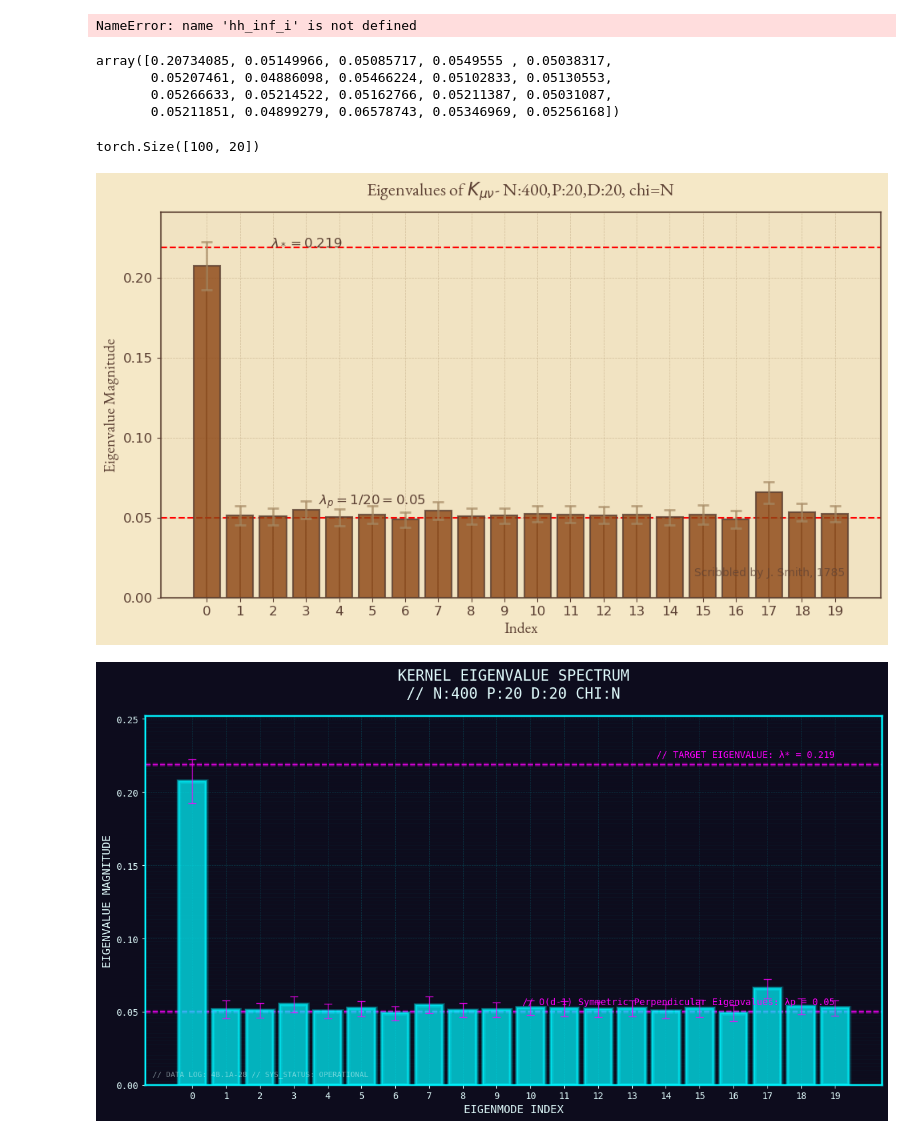
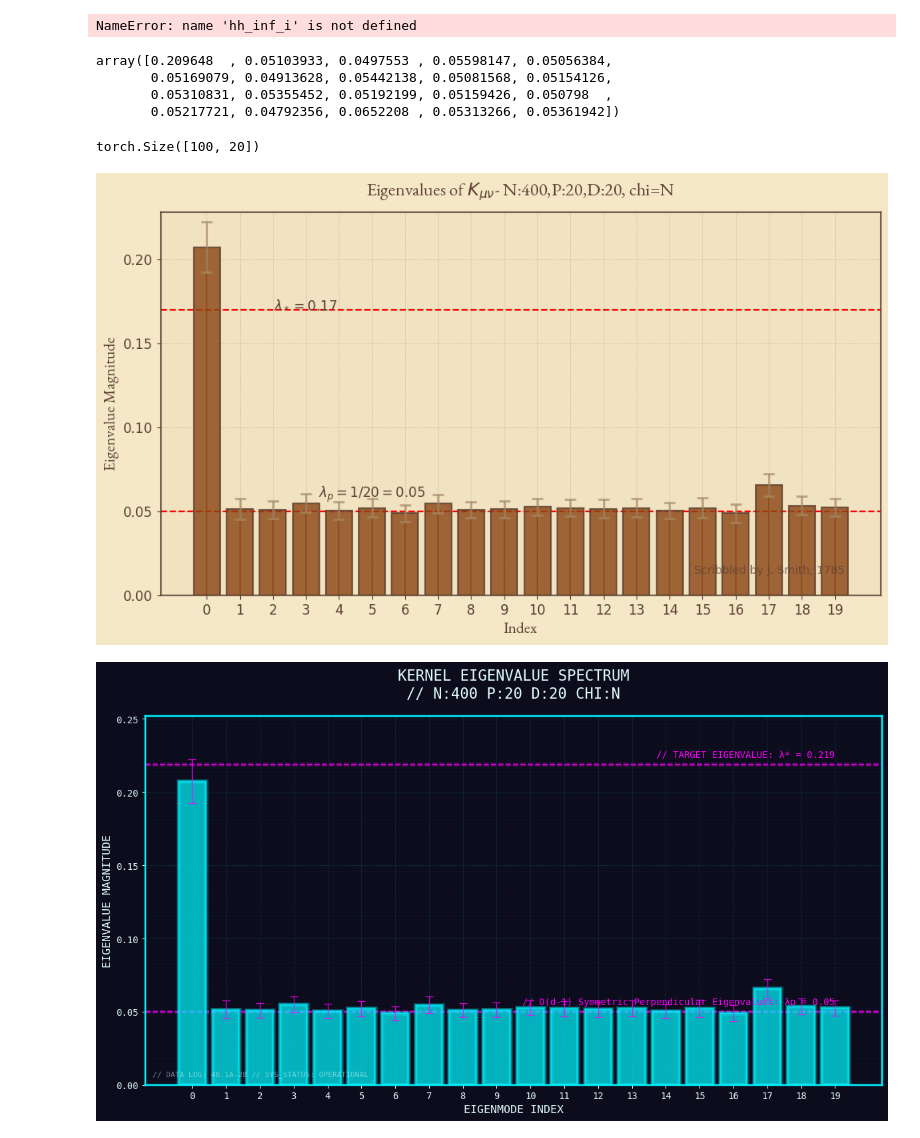
Before and after one commit to theideasmith/FCNX-Ensembling, a Jupyter notebook: legacy/scripts/N400 P20 D20 Analysis.ipynb, the cells around one changed output. Drawn from its saved outputs; the diff is of its cells as text; code cells hidden in the pictures.

```diff
--- a/legacy/scripts/N400 P20 D20 Analysis.ipynb
+++ b/legacy/scripts/N400 P20 D20 Analysis.ipynb
@@ -438,5 +438,5 @@ torch.Size([4000, 50, 400])
 # %%
-P_inf = 4_000
+P_inf = 3_000
 N = 400
 d = 20
 q = ens
@@ -473,10 +473,10 @@ lsT = Ls/norm
 lsT = lsT.detach().cpu().numpy()
 lsT
 # %% [output]
-array([0.20734085, 0.05149966, 0.05085717, 0.0549555 , 0.05038317,
-       0.05207461, 0.04886098, 0.05466224, 0.05102833, 0.05130553,
-       0.05266633, 0.05214522, 0.05162766, 0.05211387, 0.05031087,
-       0.05211851, 0.04899279, 0.06578743, 0.05346969, 0.05256168])
+array([0.209648  , 0.05103933, 0.0497553 , 0.05598147, 0.05056384,
+       0.05169079, 0.04913628, 0.05442138, 0.05081568, 0.05154126,
+       0.05310831, 0.05355452, 0.05192199, 0.05159426, 0.050798  ,
+       0.05217721, 0.04792356, 0.0652208 , 0.05313266, 0.05361942])
 # %%
 stds = std_ls.detach().numpy()
 lsT_i.shape
@@ -532,39 +532,39 @@ else:
 # Add grid with a faint, irregular pencil look
 ax.grid(True, linestyle='--', linewidth=0.5, color='#a68a64', alpha=0.4, zorder=1)
 
-ltarg = 0.219
+ltarg = 0.17
 Ymax = max(lsT_arr.tolist()+[ltarg])*1.1
 
 # Set axis limits and ticks with an aged style
 ax.set_ylim(0, Ymax)  # Adjusted to 10% above max(y) for better fit
 
 ax.set_xticks(x)
 ax.set_yticks(np.arange(0, Ymax, step=0.05))  # Finer ticks, adjusted to new limit
 ax.tick_params(axis='both', colors='#5c4033', labelsize=12)
 
 # Add a decorative border
 for spine in ax.spines.values():
     spine.set_visible(True)
     spine.set_color('#5c4033')
     spine.set_linewidth(1.5)
     spine.set_alpha(0.8)
 
 # Add a faux signature or note in the corner
 ax.text(0.95, 0.05, 'Scribbled by J. Smith, 1785', transform=ax.transAxes,
         color='#5c4033', fontsize=10, ha='right', va='bottom', alpha=0.7)
 ax.axhline(y=ltarg, color='red', linestyle='--')
 
 ax.text(x=3, y=ltarg + 0.001, s=f'$\lambda_* = {ltarg}$', fontsize=12, ha='center', fontstyle="italic",  color='#5c4033', fontproperties=handwritten_font)
 ax.axhline(y=0.05, color='red', linestyle='--')
 ax.text(x=5, y=0.05 + 0.008, s='$\lambda_p = 1/20= 0.05$', fontsize=12, ha='center', fontstyle="italic",  color='#5c4033', fontproperties=handwritten_font)
 
 # Adjust layout to avoid clipping
 plt.tight_layout()
 
 # Show the plot
 plt.show()
 # %% [output]
-[figure, old version]
+[figure, new version]
 # %%
 import numpy as np
 import matplotlib.pyplot as plt
```
Also changed, not shown: parts of 6 cells of this notebook, 9 other files.
